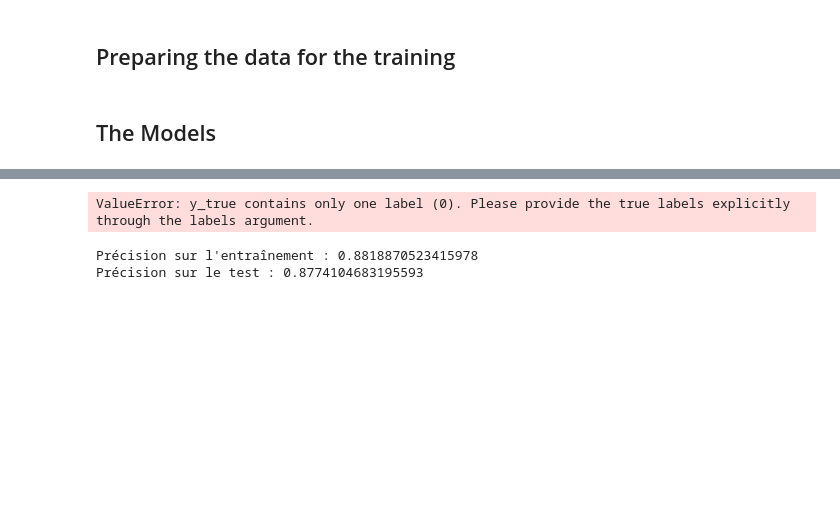
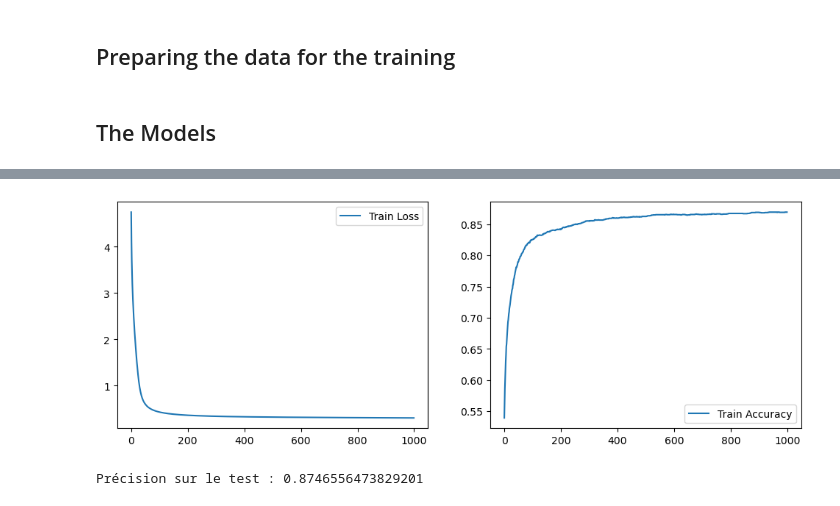
Before and after one commit to Feinst69/ANN-playground, a Jupyter notebook: model_test.ipynb, the cells around one changed output, grey strips where cells are left out. Cells and saved outputs as stored; diff of their text form; code cells hidden in the pictures; blank space fills up the shorter version.

```diff
--- a/model_test.ipynb
+++ b/model_test.ipynb
@@ -155,19 +164,15 @@ y_test = y_test.values.reshape(1, -1)
 # %%
 # Créer le modèle
-mlp = MLP(input_dim=X_train.shape[0], output_dim=1, hidden_layers=(16,), learning_rate=0.1, n_iter=3000)
+mlp = MLP(input_dim=X_train.shape[0], output_dim=1, hidden_layers=(16,), learning_rate=0.1, n_iter=1000)
 
 # Entraîner le modèle
 history = mlp.fit(X_train, y_train)
 
 # Tester le modèle
 y_pred_test = mlp.predict(X_test)
 
 # Évaluer les performances
 print("Précision sur le test :", accuracy_score(y_test.flatten(), y_pred_test.flatten()))
 # %% [output]
+[figure, added]
-ValueError: y_true contains only one label (0). Please provide the true labels explicitly through the labels argument.
+Précision sur le test : 0.8746556473829201
-# %%
-mlp.predict(df_enrolled)
-# %% [output]
-Précision sur l'entraînement : 0.8818870523415978
-Précision sur le test : 0.8774104683195593
```
Also changed, not shown: parts of 17 cells of this notebook.
